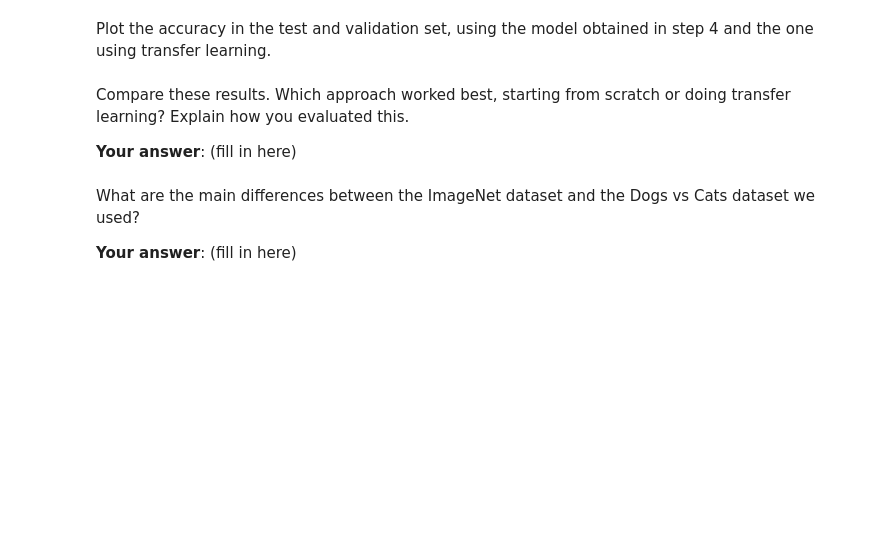
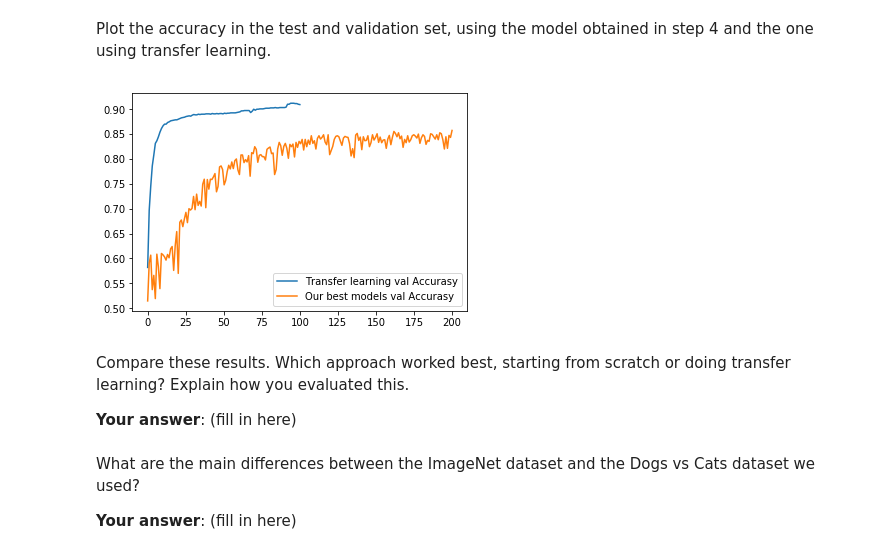
Before and after one commit to Umbriona/Deep-Neural-Network, a Jupyter notebook: Home Assignments/HA1/HA1.ipynb, the cells around one changed output. Cells and saved outputs as stored; diff of their text form; code cells hidden in the pictures; blank space fills up the shorter version.

```diff
--- a/Home Assignments/HA1/HA1.ipynb
+++ b/Home Assignments/HA1/HA1.ipynb
@@ -500,5 +644,31 @@ Create one figure with two axes. In one of them, plot the loss in the training a
 # %% [markdown]
 Plot the accuracy in the test and validation set, using the model obtained in step 4 and the one using transfer learning.
+# %%
+path_transfer = r'C:\Users\sandr\Documents\Skola\Deep Neural Networks\Deep-Neural-Network\Home Assignments\HA1\Training history\Transfer VGG16'
+list_files_transfer = os.listdir(path_transfer)
+name_transfer = '\\History_graph_transfer_vgg16 ' +  str(len(list_files_transfer))
+
+path_best = r'C:\Users\sandr\Documents\Skola\Deep Neural Networks\Deep-Neural-Network\Home Assignments\HA1\Training history\Best'
+list_files_best = os.listdir(path_best)
+name_best = '\\History_graph_best ' +  '11'
+
+with open(path_transfer + name_transfer + '.pkl', 'rb') as f:
+        history_graph_transfer = pickle.load(f)
+f.close()
+with open(path_best + name_best + '.pkl', 'rb') as f:
+        history_graph_best = pickle.load(f)
+f.close()
+
+x_transfer = np.linspace(0,len(history_graph_transfer['loss']),len(history_graph_transfer['loss']))
+x_best = np.linspace(0,len(history_graph_best['loss']),len(history_graph_best['loss']))
+
+plt.plot(x_transfer, history_graph_transfer['val_acc'])
+plt.plot(x_best, history_graph_best['val_acc'])
+plt.legend(['Transfer learning val Accurasy','Our best models val Accurasy'])
+
+plt.show()
+# %% [output]
+[figure, added]
 # %% [markdown]
 Compare these results. Which approach worked best, starting from scratch or doing transfer learning? Explain how you evaluated this.
 
```
Also changed, not shown: parts of 13 cells of this notebook, 12 other files.
